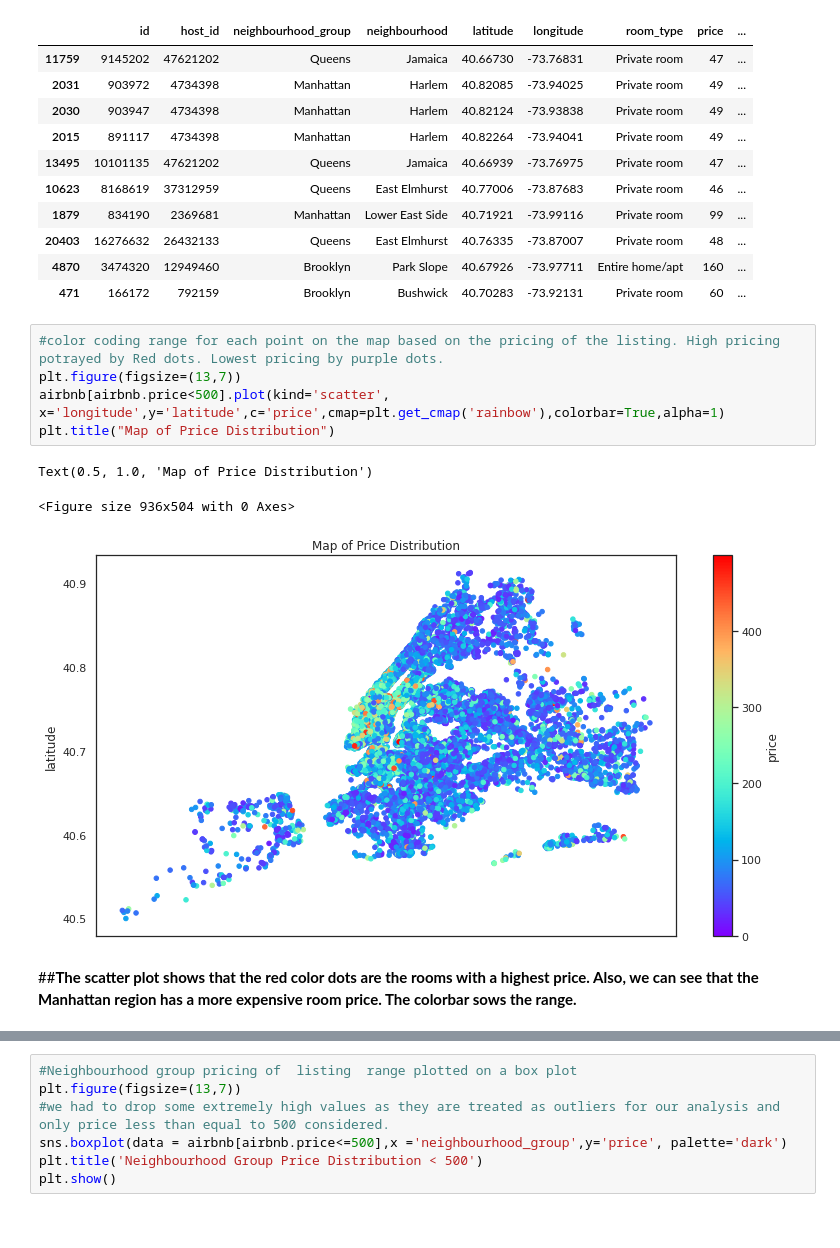
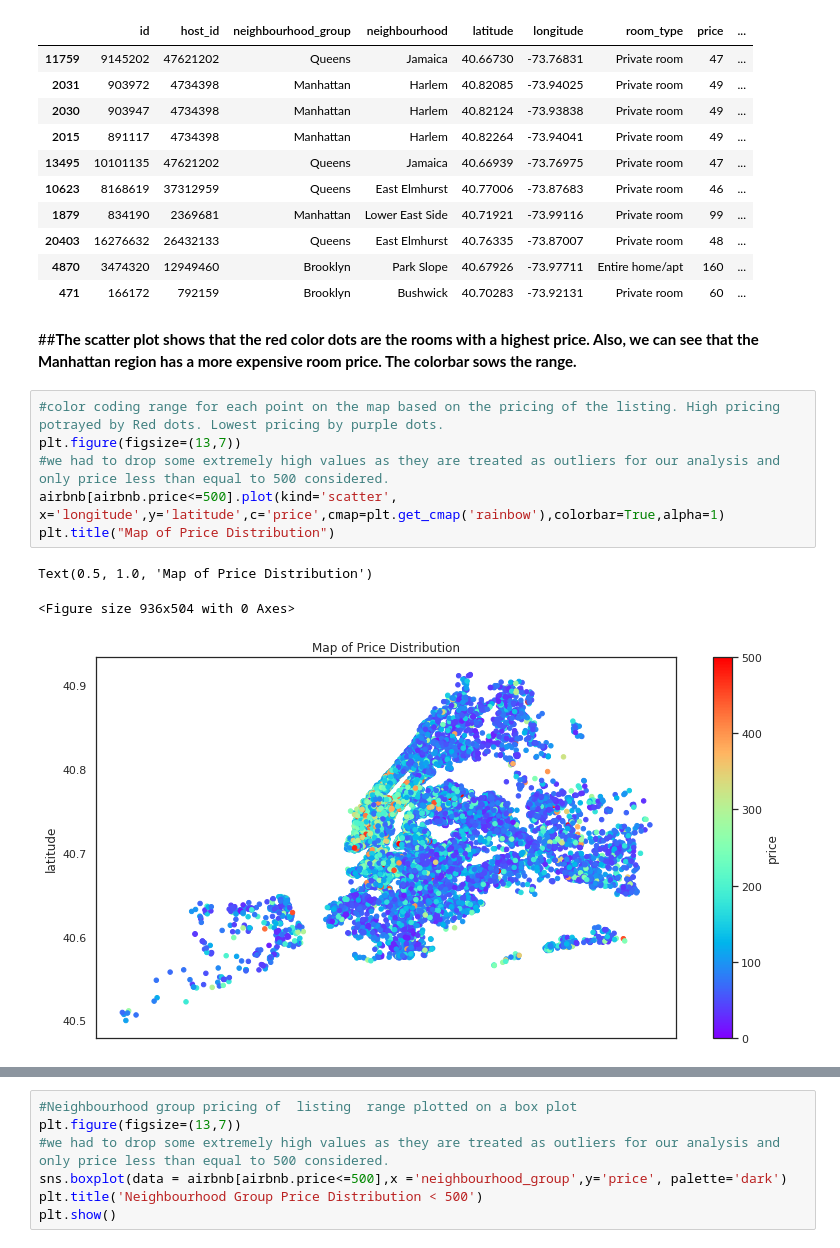
Before and after one commit to Ayaj-Ahmed/CAPSTONE-EDA, a Jupyter notebook: Airbnb_Bookings_EDA_Capstone_Project.ipynb, the cells around one changed output, grey strips where cells are left out. Saved outputs shown, nothing was run; the diff lists cells and outputs as text.

```diff
--- a/Airbnb_Bookings_EDA_Capstone_Project.ipynb
+++ b/Airbnb_Bookings_EDA_Capstone_Project.ipynb
@@ -368,14 +373,15 @@ top_reviewed_listings
 | 20403 | 16276632 | 26432133 | Queens | East Elmhurst | 40.76335 | -73.87007 | Private room | 48 | ... |
 | 4870 | 3474320 | 12949460 | Brooklyn | Park Slope | 40.67926 | -73.97711 | Entire home/apt | 160 | ... |
 | 471 | 166172 | 792159 | Brooklyn | Bushwick | 40.70283 | -73.92131 | Private room | 60 | ... |
-# %%
-#color coding range for each point on the map based on the pricing of the listing. High pricing potrayed by Red dots. Lowest pricing by purple dots.
-plt.figure(figsize=(13,7))
-airbnb[airbnb.price<500].plot(kind='scatter', x='longitude',y='latitude',c='price',cmap=plt.get_cmap('rainbow'),colorbar=True,alpha=1)
-plt.title("Map of Price Distribution")
-# %% [output]
-Text(0.5, 1.0, 'Map of Price Distribution')
-<Figure size 936x504 with 0 Axes>
-[figure, removed]
 # %% [markdown]
 ##<b>The scatter plot shows that the red color dots are the rooms with a highest price. Also, we can see that the Manhattan region has a more expensive room price. The colorbar sows the range.</b>
+# %%
+#color coding range for each point on the map based on the pricing of the listing. High pricing potrayed by Red dots. Lowest pricing by purple dots.
+plt.figure(figsize=(13,7))
+#we had to drop some extremely high values as they are treated as outliers for our analysis and only price less than equal to 500 considered.
+airbnb[airbnb.price<=500].plot(kind='scatter', x='longitude',y='latitude',c='price',cmap=plt.get_cmap('rainbow'),colorbar=True,alpha=1)
+plt.title("Map of Price Distribution")
+# %% [output]
+Text(0.5, 1.0, 'Map of Price Distribution')
+<Figure size 936x504 with 0 Axes>
+[figure, added]
```
Also changed, not shown: parts of 39 cells of this notebook.
